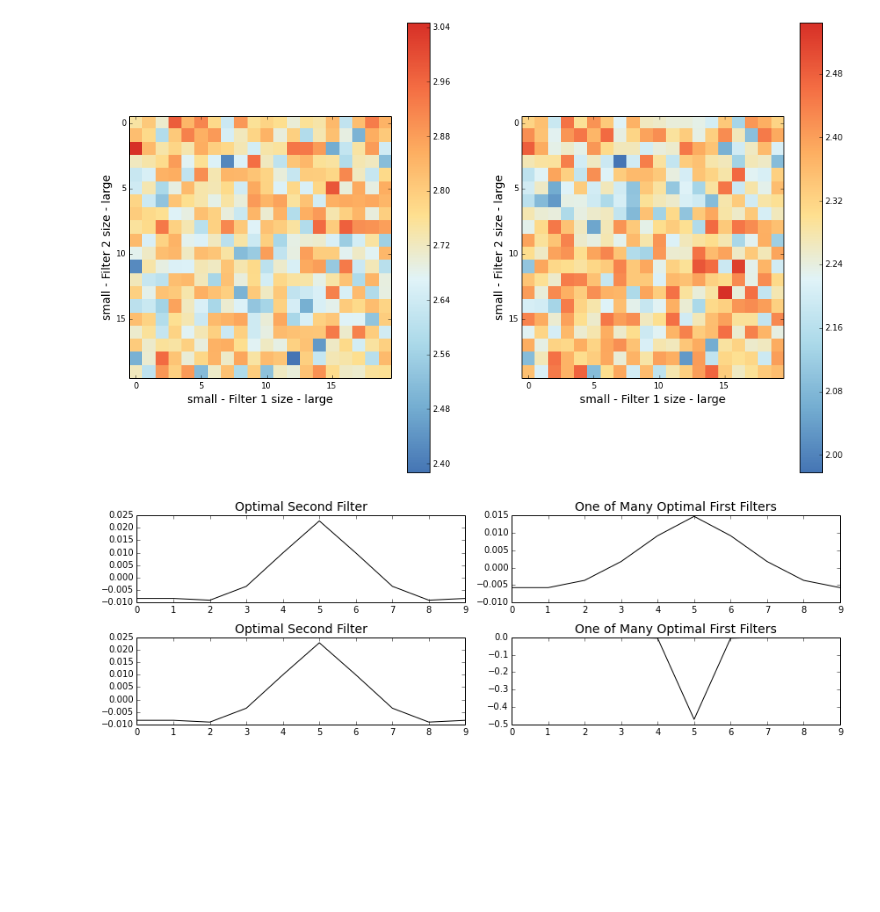
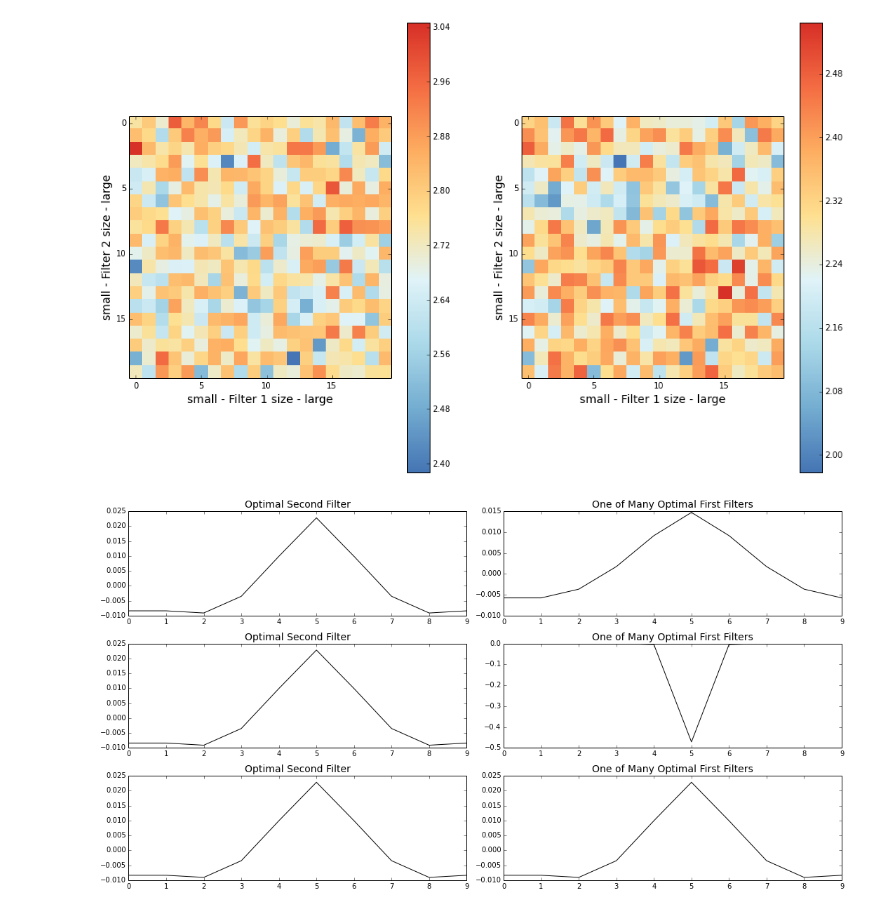
Before and after one commit to lmcintosh/ipython-notebooks, a Jupyter notebook: 00 Baccus Lab - Surround size in Horizontal and Amacrine cells - Take 4.ipynb, the cells around one changed output. Drawn from its saved outputs; the diff is of its cells as text; code cells hidden in the pictures; blank space fills up the shorter version.

Commit message:
Taking a look at what the optimal filters look like when you vary surround strength.

```diff
--- a/00 Baccus Lab - Surround size in Horizontal and Amacrine cells - Take 4.ipynb
+++ b/00 Baccus Lab - Surround size in Horizontal and Amacrine cells - Take 4.ipynb
@@ -358,27 +358,37 @@ ylabel('small - Filter 2 size - large',fontsize=14)
 [figure]
 # %%
 fig = gcf()
-fig.set_size_inches((12,4))
+fig.set_size_inches((15,8))
 
-subplot(2,2,1)
+subplot(3,2,1)
 optimum2 = spatial_filter_2d_simplified(ratio=0.5,surround_width=surround_strengths[13],xs_size=10)
 plot(optimum2[len(optimum2)/2,:],'k')
 title('Optimal Second Filter',fontsize=14)
 
-subplot(2,2,2)
+subplot(3,2,2)
 optimum1 = spatial_filter_2d_simplified(ratio=0.5,surround_width=surround_strengths[-3],xs_size=10)
 plot(optimum1[len(optimum1)/2,:],'k')
 title('One of Many Optimal First Filters',fontsize=14)
 
-subplot(2,2,3)
+subplot(3,2,3)
 plot(optimum2[len(optimum2)/2,:],'k')
 title('Optimal Second Filter',fontsize=14)
 
-subplot(2,2,4)
+subplot(3,2,4)
 optimum12 = spatial_filter_2d_simplified(ratio=0.5,surround_width=surround_strengths[0],xs_size=10)
 plot(optimum12[len(optimum12)/2,:],'k')
 title('One of Many Optimal First Filters',fontsize=14)
 
+subplot(3,2,5)
+plot(optimum2[len(optimum2)/2,:],'k')
+title('Optimal Second Filter',fontsize=14)
+
+subplot(3,2,6)
+optimum13 = spatial_filter_2d_simplified(ratio=0.5,surround_width=surround_strengths[13],xs_size=10)
+plot(optimum13[len(optimum13)/2,:],'k')
+title('One of Many Optimal First Filters',fontsize=14)
+
+
 tight_layout()
 # %% [output]
-[figure, old version]
+[figure, new version]
```
